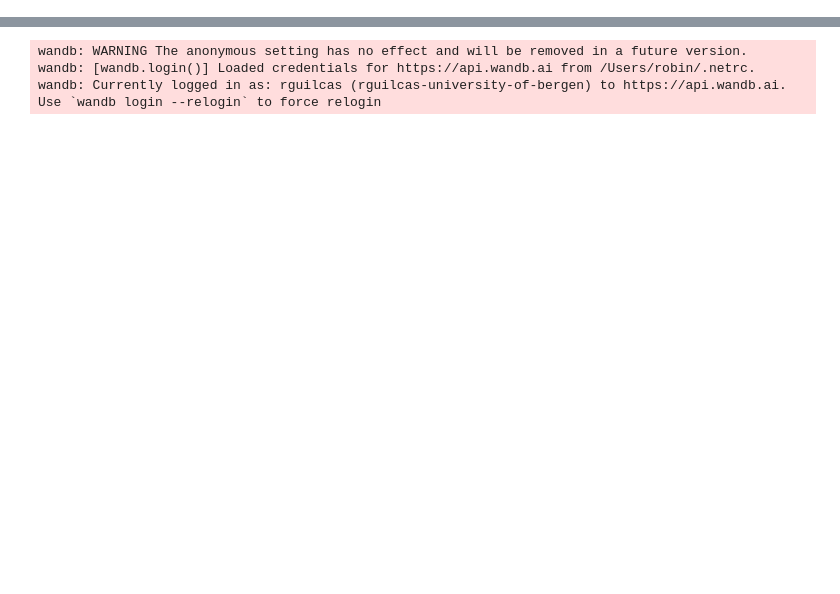
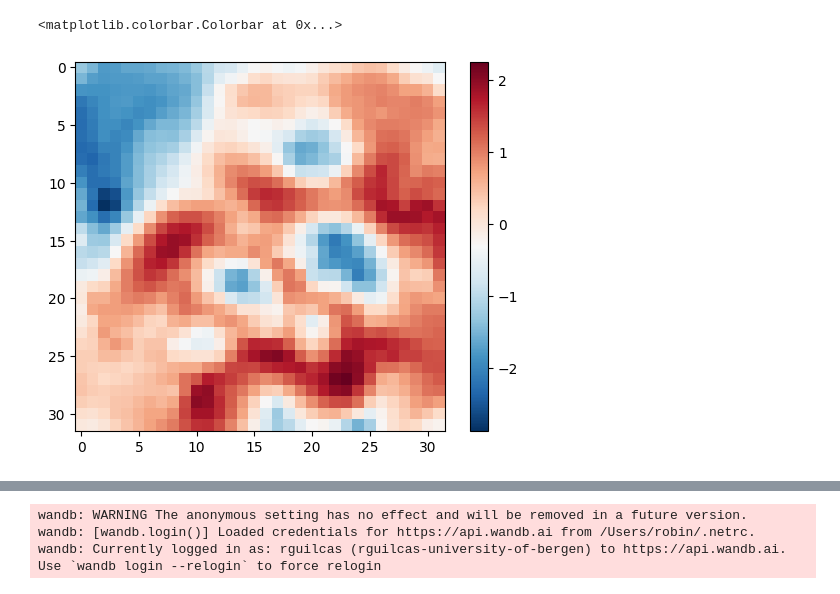
Before and after one commit to rguilcas/BCCR-ml-project-example, a Jupyter notebook: notebooks/Tests.ipynb, the cells around one changed output, grey strips where cells are left out. Cells and saved outputs as stored; diff of their text form; code cells hidden in the pictures; blank space fills up the shorter version.

```diff
--- a/notebooks/Tests.ipynb
+++ b/notebooks/Tests.ipynb
@@ -15,0 +98,8 @@ import pandas as pd
+# %%
+plt.imshow(train_dataset[9814]['x'],cmap='RdBu_r')
+plt.colorbar()
+
+train_dataset[9814]['x']
+# %% [output]
+<matplotlib.colorbar.Colorbar at 0x...>
+[figure, added]
```
Also changed, not shown: parts of 16 cells of this notebook, 11 other files.
